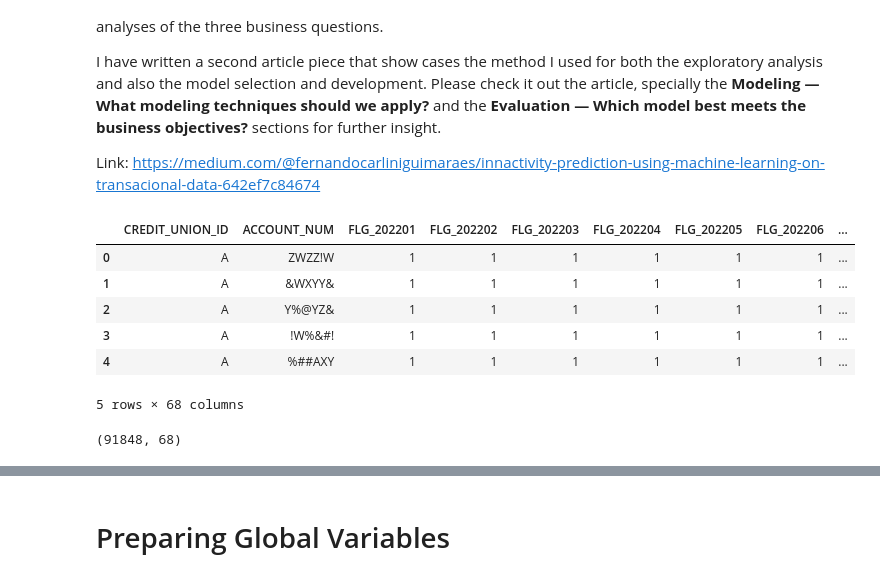
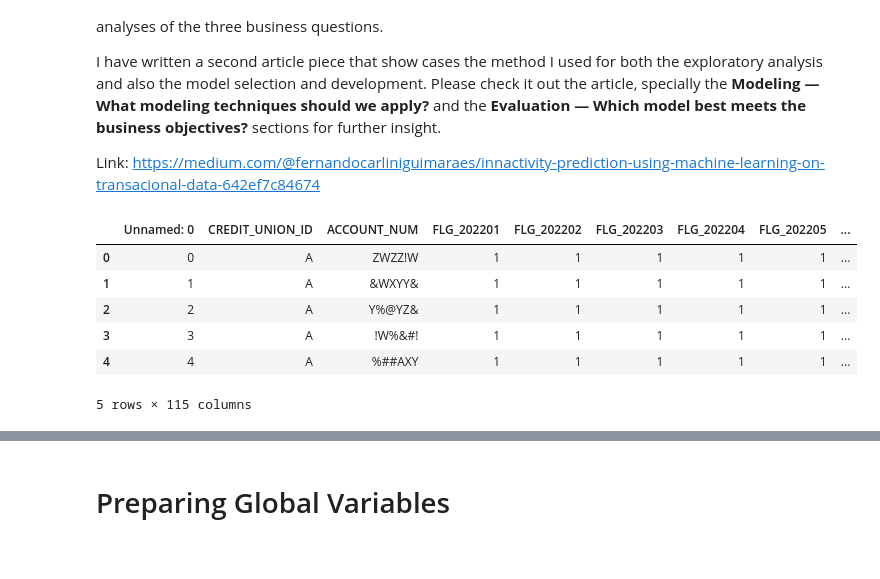
Before and after one commit to nandodsg/Innactivity-Prediction-with-Transactional-Data, a Jupyter notebook: Innactivity prediction with transactional data.ipynb, the cells around one changed output, grey strips where cells are left out. Cells and saved outputs as stored; diff of their text form; code cells hidden in the pictures.

```diff
--- a/Innactivity prediction with transactional data.ipynb
+++ b/Innactivity prediction with transactional data.ipynb
@@ -122,17 +133,13 @@ Link: https://medium.com/@fernandocarliniguimaraes/innactivity-prediction-using-
 import utils as u
 %matplotlib inline
 # %%
-df = u.pd.read_csv('./Model Data Set (pseudo).csv',sep=';')
-df.head()
+df_first_run = u.pd.read_csv('./Model Data Set STDEV MA (pseudo).csv',sep=',')
+df_first_run.head()
 # %% [output]
-|  | CREDIT_UNION_ID | ACCOUNT_NUM | FLG_202201 | FLG_202202 | FLG_202203 | FLG_202204 | FLG_202205 | FLG_202206 | ... |
-| 0 | A | ZWZZ!W | 1 | 1 | 1 | 1 | 1 | 1 | ... |
-| 1 | A | &WXYY& | 1 | 1 | 1 | 1 | 1 | 1 | ... |
-| 2 | A | Y%@YZ& | 1 | 1 | 1 | 1 | 1 | 1 | ... |
-| 3 | A | !W%&#! | 1 | 1 | 1 | 1 | 1 | 1 | ... |
-| 4 | A | %##AXY | 1 | 1 | 1 | 1 | 1 | 1 | ... |
+|  | Unnamed: 0 | CREDIT_UNION_ID | ACCOUNT_NUM | FLG_202201 | FLG_202202 | FLG_202203 | FLG_202204 | FLG_202205 | ... |
+| 0 | 0 | A | ZWZZ!W | 1 | 1 | 1 | 1 | 1 | ... |
+| 1 | 1 | A | &WXYY& | 1 | 1 | 1 | 1 | 1 | ... |
+| 2 | 2 | A | Y%@YZ& | 1 | 1 | 1 | 1 | 1 | ... |
+| 3 | 3 | A | !W%&#! | 1 | 1 | 1 | 1 | 1 | ... |
+| 4 | 4 | A | %##AXY | 1 | 1 | 1 | 1 | 1 | ... |
-5 rows × 68 columns
+5 rows × 115 columns
-# %%
-df.shape
-# %% [output]
-(91848, 68)
```
Also changed, not shown: parts of 34 cells of this notebook, 21 other files.
